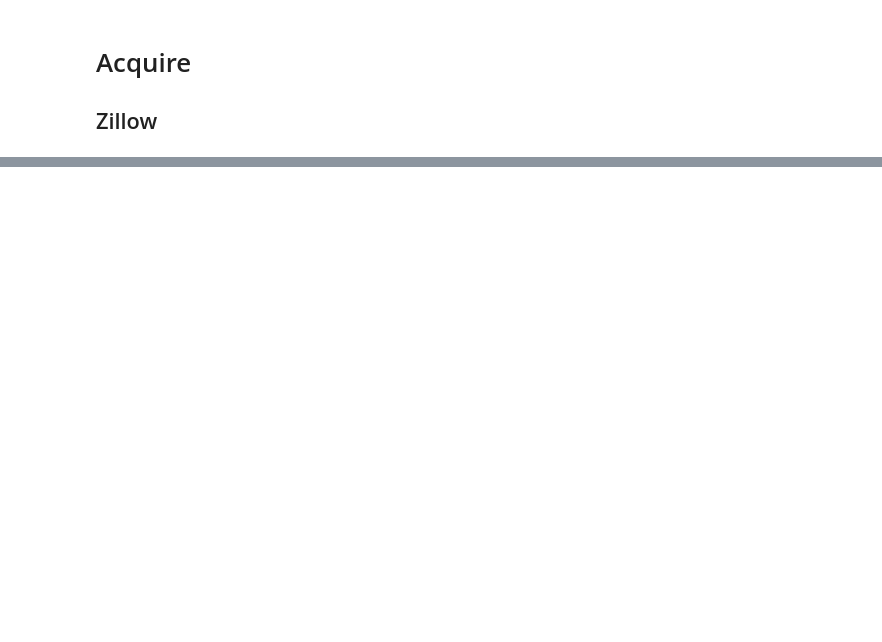
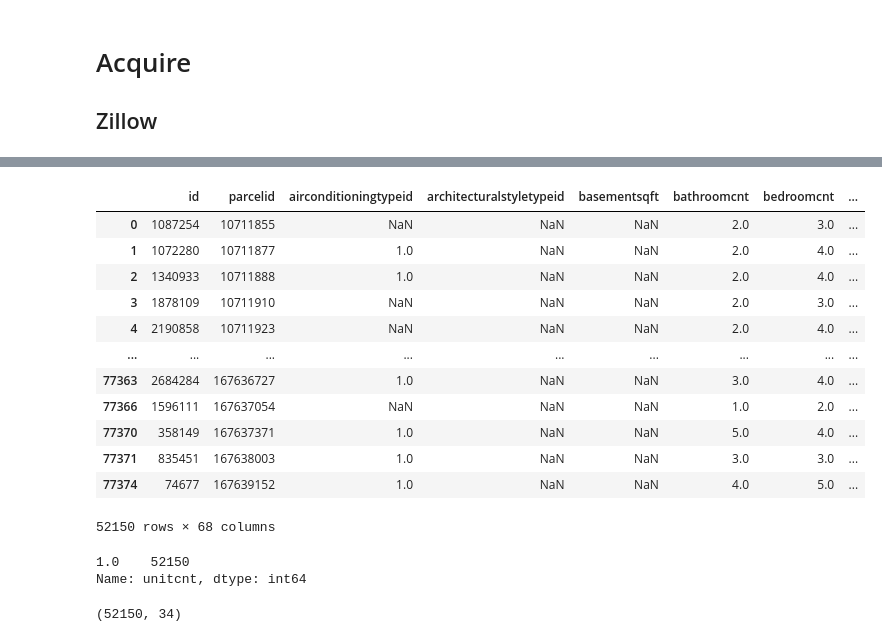
Before and after one commit to aleclhartman/ds-methodologies-exercises, a Jupyter notebook: clustering/zillow.ipynb, the cells around one changed output, grey strips where cells are left out. Saved outputs shown, nothing was run; the diff lists cells and outputs as text; code cells hidden in the pictures; blank space fills up the shorter version.

```diff
--- a/clustering/zillow.ipynb
+++ b/clustering/zillow.ipynb
@@ -110,0 +288,3 @@ missing_rows(df)
+# %%
+df.unitcnt = df.unitcnt.fillna(1.0)
+df.shape
@@ -110,0 +298,23 @@ missing_rows(df)
+# %%
+# filter out units with more than one unit
+df = df[df.unitcnt == 1.0]
+df
+# %% [output]
+|  | id | parcelid | airconditioningtypeid | architecturalstyletypeid | basementsqft | bathroomcnt | bedroomcnt | ... |
+| 0 | 1087254 | 10711855 | NaN | NaN | NaN | 2.0 | 3.0 | ... |
+| 1 | 1072280 | 10711877 | 1.0 | NaN | NaN | 2.0 | 4.0 | ... |
+| 2 | 1340933 | 10711888 | 1.0 | NaN | NaN | 2.0 | 4.0 | ... |
+| 3 | 1878109 | 10711910 | NaN | NaN | NaN | 2.0 | 3.0 | ... |
+| 4 | 2190858 | 10711923 | NaN | NaN | NaN | 2.0 | 4.0 | ... |
+| ... | ... | ... | ... | ... | ... | ... | ... | ... |
+| 77363 | 2684284 | 167636727 | 1.0 | NaN | NaN | 3.0 | 4.0 | ... |
+| 77366 | 1596111 | 167637054 | NaN | NaN | NaN | 1.0 | 2.0 | ... |
+| 77370 | 358149 | 167637371 | 1.0 | NaN | NaN | 5.0 | 4.0 | ... |
+| 77371 | 835451 | 167638003 | 1.0 | NaN | NaN | 3.0 | 3.0 | ... |
+| 77374 | 74677 | 167639152 | 1.0 | NaN | NaN | 4.0 | 5.0 | ... |
+52150 rows × 68 columns
+# %%
+df.unitcnt.value_counts()
+# %% [output]
+1.0    52150
+Name: unitcnt, dtype: int64
@@ -110,0 +332,5 @@ missing_rows(df)
+# %%
+df = handle_missing_values(df)
+df.shape
+# %% [output]
+(52150, 34)
```
Also changed, not shown: parts of 41 cells of this notebook, 1 other file.
